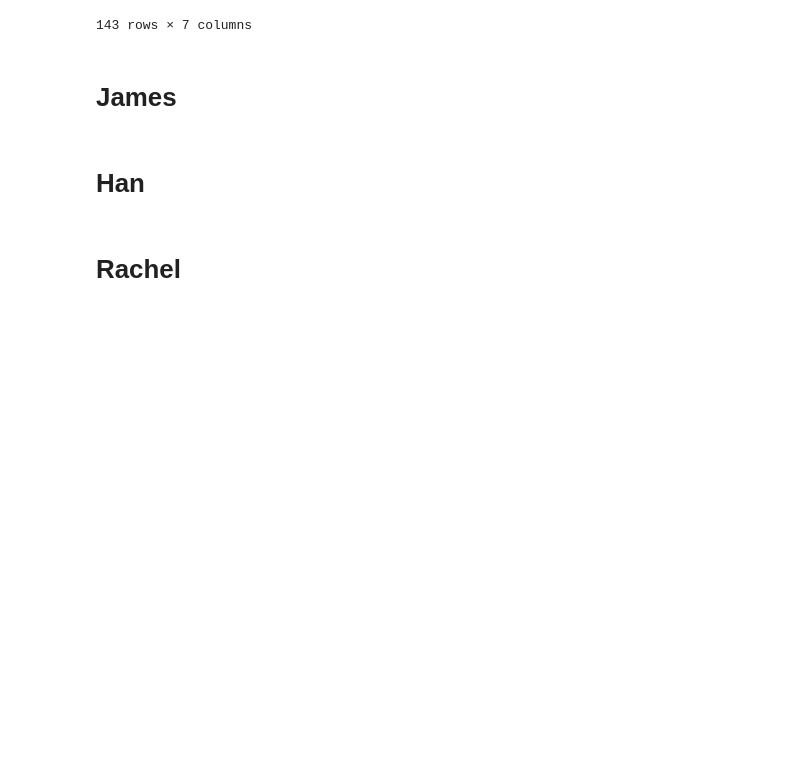
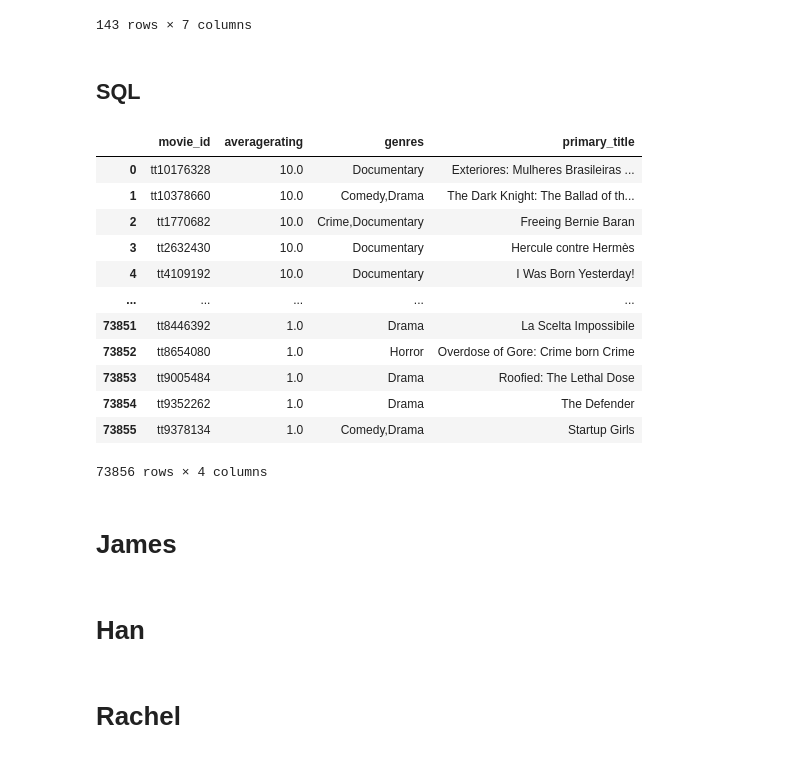
Before and after one commit to racday/ai-capstone, a Jupyter notebook: index.ipynb, the cells around one changed output. Drawn from its saved outputs; the diff is of its cells as text; code cells hidden in the pictures; blank space fills up the shorter version.

```diff
--- a/index.ipynb
+++ b/index.ipynb
@@ -230,6 +233,36 @@ the_numbers[the_numbers['z_score'] > 3]
 | 3464 | 65 | May 25, 1977 | Star Wars Ep. IV: A New Hope | 11000000 | 460998007 | 786598007 | 3.978426 |
 | 3525 | 26 | Jun 11, 1982 | ET: The Extra-Terrestrial | 10500000 | 435110554 | 792965326 | 4.014869 |
 143 rows × 7 columns
+# %% [markdown]
+## SQL
+# %%
+file_name = "./zippedData/im.db.zip"
+# opening the zip file in READ mode
+with ZipFile(file_name, 'r') as zip:
+    # printing all the contents of the zip file
+    #zip.printdir()
+    zip.extractall()
+conn = sqlite3.connect('./im.db')
+# %%
+pd.read_sql("""SELECT movie_basics.movie_id, movie_ratings.averagerating, movie_basics.genres, movie_basics.primary_title
+FROM movie_basics
+JOIN movie_ratings ON movie_basics.movie_id=movie_ratings.movie_id
+ORDER BY averagerating DESC;
+""", conn)
+# %% [output]
+|  | movie_id | averagerating | genres | primary_title |
+| 0 | tt10176328 | 10.0 | Documentary | Exteriores: Mulheres Brasileiras ... |
+| 1 | tt10378660 | 10.0 | Comedy,Drama | The Dark Knight: The Ballad of th... |
+| 2 | tt1770682 | 10.0 | Crime,Documentary | Freeing Bernie Baran |
+| 3 | tt2632430 | 10.0 | Documentary | Hercule contre Hermès |
+| 4 | tt4109192 | 10.0 | Documentary | I Was Born Yesterday! |
+| ... | ... | ... | ... | ... |
+| 73851 | tt8446392 | 1.0 | Drama | La Scelta Impossibile |
+| 73852 | tt8654080 | 1.0 | Horror | Overdose of Gore: Crime born Crime |
+| 73853 | tt9005484 | 1.0 | Drama | Roofied: The Lethal Dose |
+| 73854 | tt9352262 | 1.0 | Drama | The Defender |
+| 73855 | tt9378134 | 1.0 | Comedy,Drama | Startup Girls |
+73856 rows × 4 columns
 # %% [markdown]
 # James
 # %% [markdown]
```
Also changed, not shown: parts of 3 cells of this notebook, 1 other file.
